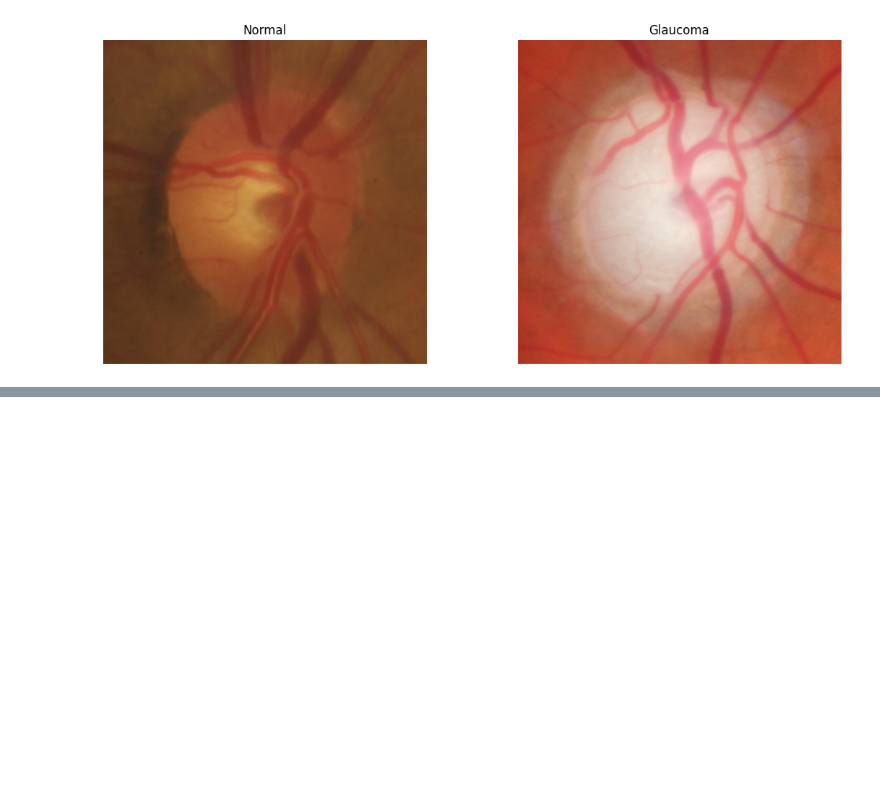
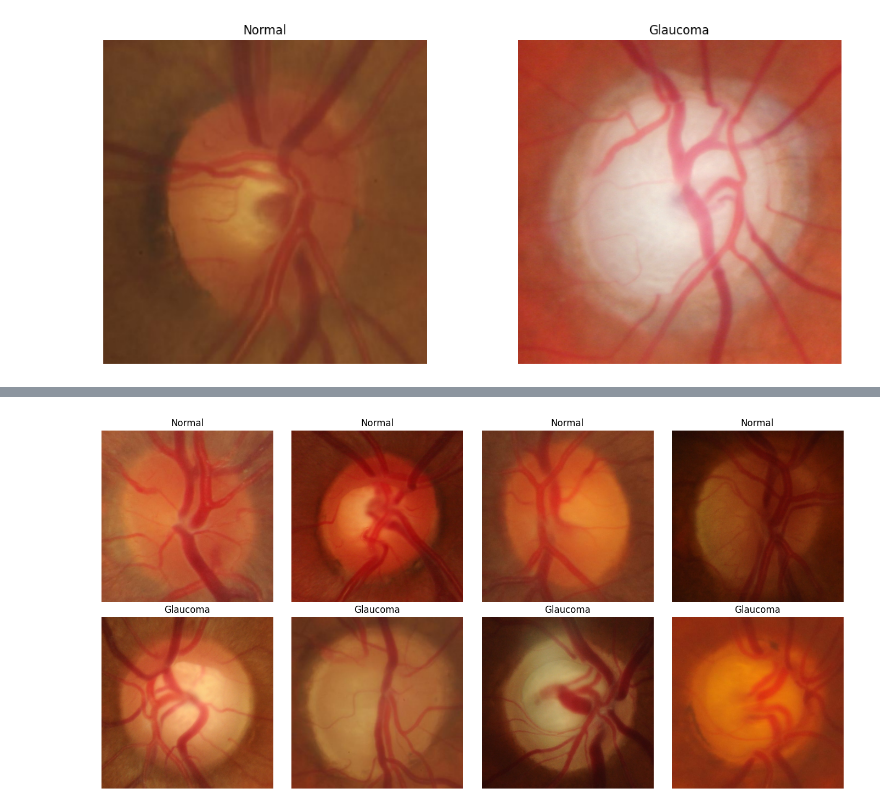
Before and after one commit to aslgr/glaucoma_detection, a Jupyter notebook: notebooks/01_data_exploration.ipynb, the cells around one changed output, grey strips where cells are left out. Cells and saved outputs as stored; diff of their text form; code cells hidden in the pictures; blank space fills up the shorter version.

Commit message:
feat: complete initial dataset exploration

```diff
--- a/notebooks/01_data_exploration.ipynb
+++ b/notebooks/01_data_exploration.ipynb
@@ -90,0 +304,30 @@ glaucoma:
+# %%
+import random
+
+# Initialize a reproducible random generator
+rng = random.Random(50)
+
+fig, axes = plt.subplots(2, 4, figsize=(14, 7))
+
+for row, class_name in enumerate(CLASSES):
+    class_dir = TRAIN_DIR / class_name
+
+    image_paths = sorted(
+        path for path in class_dir.iterdir()
+        if path.suffix.lower() in {".jpg", ".jpeg", ".png", ".tif", ".tiff"}
+    )
+
+    # Randomly select four images from each class
+    selected_images = rng.sample(image_paths, 4)
+
+    for col, image_path in enumerate(selected_images):
+        with Image.open(image_path) as image:
+            axes[row, col].imshow(image.convert("RGB"))
+
+        axes[row, col].set_title(class_name.capitalize())
+        axes[row, col].axis("off")
+
+plt.tight_layout()
+plt.show()
+# %% [output]
+[figure, added]
```
Also changed, not shown: parts of 14 cells of this notebook, 1 other file.
